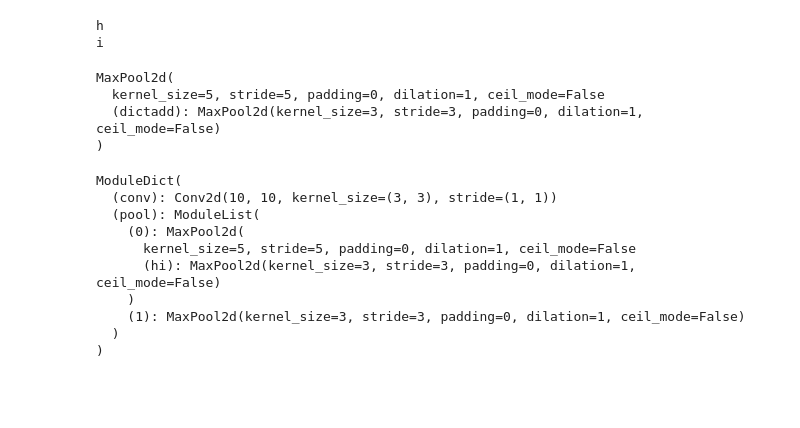
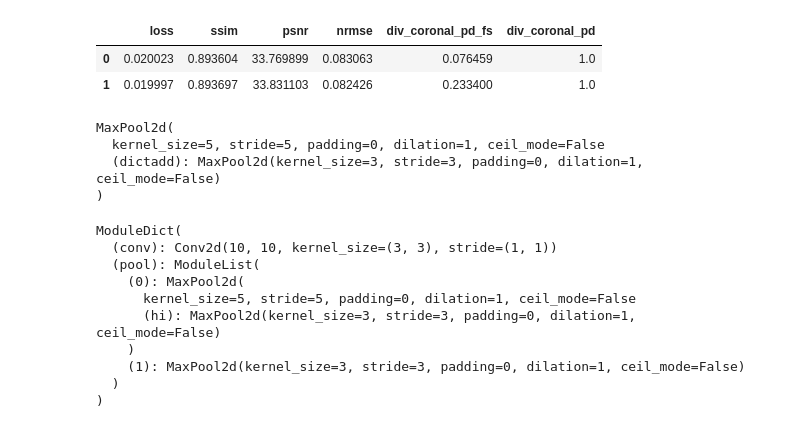
Before and after one commit to liuvictoria/multiTaskLearning, a Jupyter notebook: Temp.ipynb, the cells around one changed output. Cells and saved outputs as stored; diff of their text form; code cells hidden in the pictures; blank space fills up the shorter version.

Commit message:
checkpoint; evaluate.py, models, models_backward
able to evaluate shared-block structure;
two etas or one eta; strat;

```diff
--- a/Temp.ipynb
+++ b/Temp.ipynb
@@ -1,14 +1,17 @@
 # %%
-a = 'hi'
-for i in a:
-    print(i)
+import pandas as pd
+import os
-# %% [output]
-h
-i
+# %%
+summary_file = os.path.join(
+    '~/../../mnt/dense/vliu/models',
+    'MTL_naive2_varnetIIVVVVVVVVVV_div_coronal_pd_fs_div_coronal_pd/summary_div_coronal_pd.csv',
+)
 # %%
-a = nn.MaxPool2d(5)
-b = nn.MaxPool2d(3)
-c = nn.ModuleList([a, b])
+pd.read_csv(summary_file).drop('Unnamed: 0', axis = 1)
+# %% [output]
+|  | loss | ssim | psnr | nrmse | div_coronal_pd_fs | div_coronal_pd |
+| 0 | 0.020023 | 0.893604 | 33.769899 | 0.083063 | 0.076459 | 1.0 |
+| 1 | 0.019997 | 0.893697 | 33.831103 | 0.082426 | 0.233400 | 1.0 |
 # %%
 dictionary = nn.ModuleDict({
     'conv' : nn.Conv2d(10, 10, 3),
```
Also changed, not shown: 3 other files.
